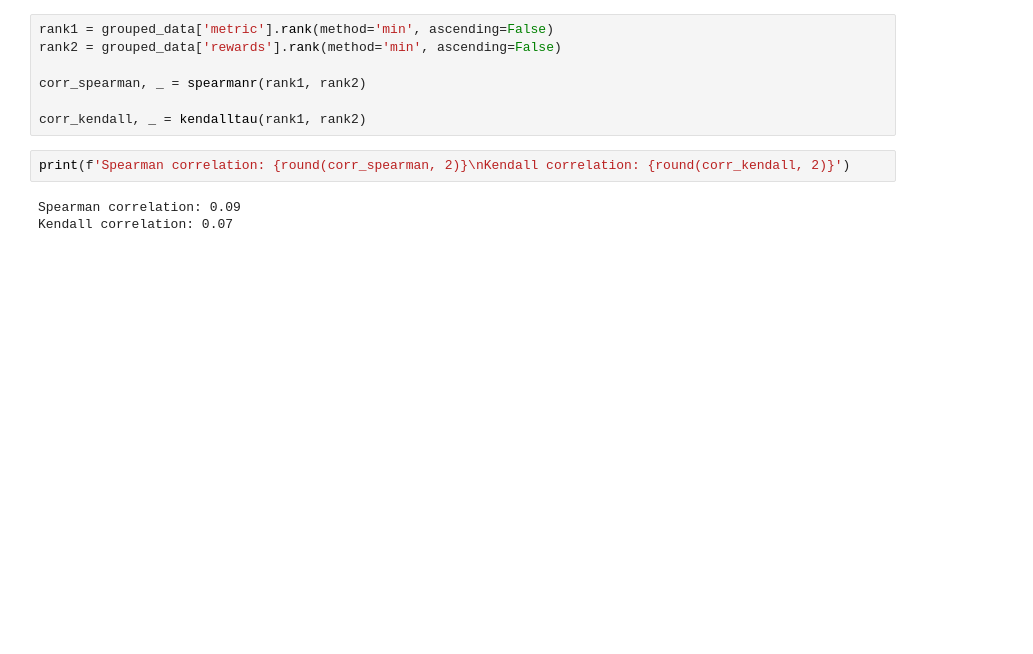
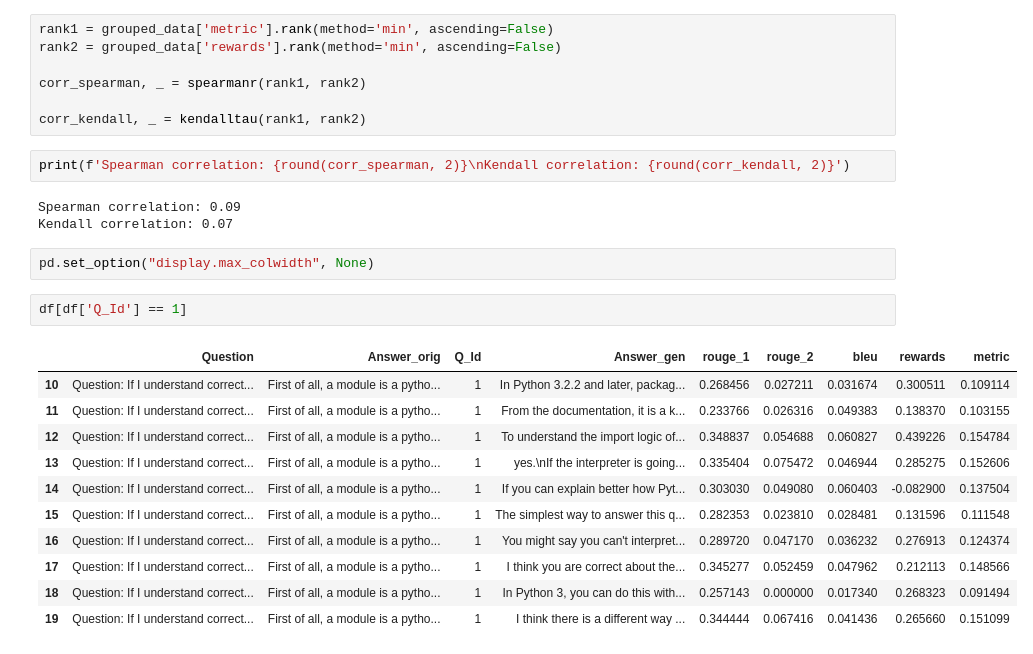
Before and after one commit to Myashka/CQA_RLHF, a Jupyter notebook: reward_model/regression/validation/val_reward.ipynb, the cells around one changed output. Saved outputs shown, nothing was run; the diff lists cells and outputs as text; blank space fills up the shorter version.

```diff
--- a/reward_model/regression/validation/val_reward.ipynb
+++ b/reward_model/regression/validation/val_reward.ipynb
@@ -204,3 +204,19 @@ print(f'Spearman correlation: {round(corr_spearman, 2)}\nKendall correlation: {r
 # %% [output]
 Spearman correlation: 0.09
 Kendall correlation: 0.07
+# %%
+pd.set_option("display.max_colwidth", None)
+# %%
+df[df['Q_Id'] == 1]
+# %% [output]
+|  | Question | Answer_orig | Q_Id | Answer_gen | rouge_1 | rouge_2 | bleu | rewards | metric |
+| 10 | Question: If I understand correct... | First of all, a module is a pytho... | 1 | In Python 3.2.2 and later, packag... | 0.268456 | 0.027211 | 0.031674 | 0.300511 | 0.109114 |
+| 11 | Question: If I understand correct... | First of all, a module is a pytho... | 1 | From the documentation, it is a k... | 0.233766 | 0.026316 | 0.049383 | 0.138370 | 0.103155 |
+| 12 | Question: If I understand correct... | First of all, a module is a pytho... | 1 | To understand the import logic of... | 0.348837 | 0.054688 | 0.060827 | 0.439226 | 0.154784 |
+| 13 | Question: If I understand correct... | First of all, a module is a pytho... | 1 | yes.\nIf the interpreter is going... | 0.335404 | 0.075472 | 0.046944 | 0.285275 | 0.152606 |
+| 14 | Question: If I understand correct... | First of all, a module is a pytho... | 1 | If you can explain better how Pyt... | 0.303030 | 0.049080 | 0.060403 | -0.082900 | 0.137504 |
+| 15 | Question: If I understand correct... | First of all, a module is a pytho... | 1 | The simplest way to answer this q... | 0.282353 | 0.023810 | 0.028481 | 0.131596 | 0.111548 |
+| 16 | Question: If I understand correct... | First of all, a module is a pytho... | 1 | You might say you can't interpret... | 0.289720 | 0.047170 | 0.036232 | 0.276913 | 0.124374 |
+| 17 | Question: If I understand correct... | First of all, a module is a pytho... | 1 | I think you are correct about the... | 0.345277 | 0.052459 | 0.047962 | 0.212113 | 0.148566 |
+| 18 | Question: If I understand correct... | First of all, a module is a pytho... | 1 | In Python 3, you can do this with... | 0.257143 | 0.000000 | 0.017340 | 0.268323 | 0.091494 |
+| 19 | Question: If I understand correct... | First of all, a module is a pytho... | 1 | I think there is a different way ... | 0.344444 | 0.067416 | 0.041436 | 0.265660 | 0.151099 |
```
Also changed, not shown: 5 other files.
